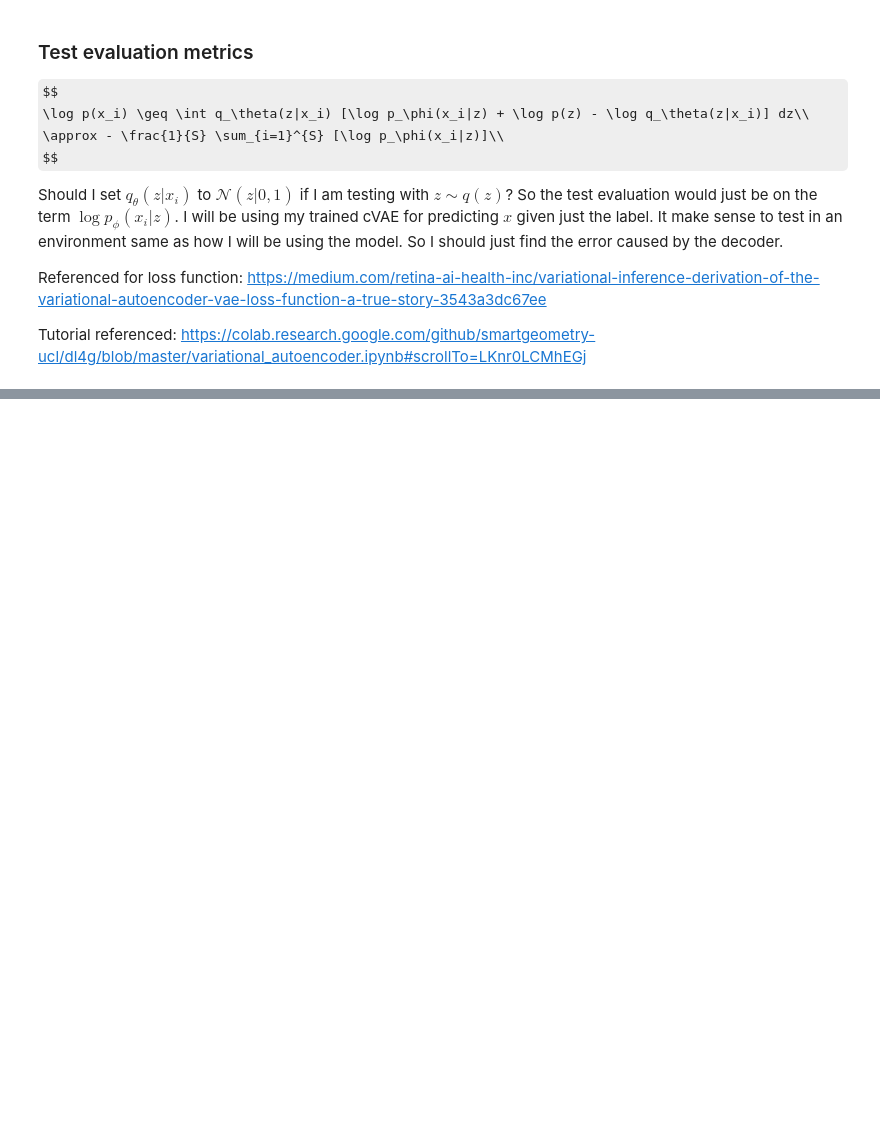
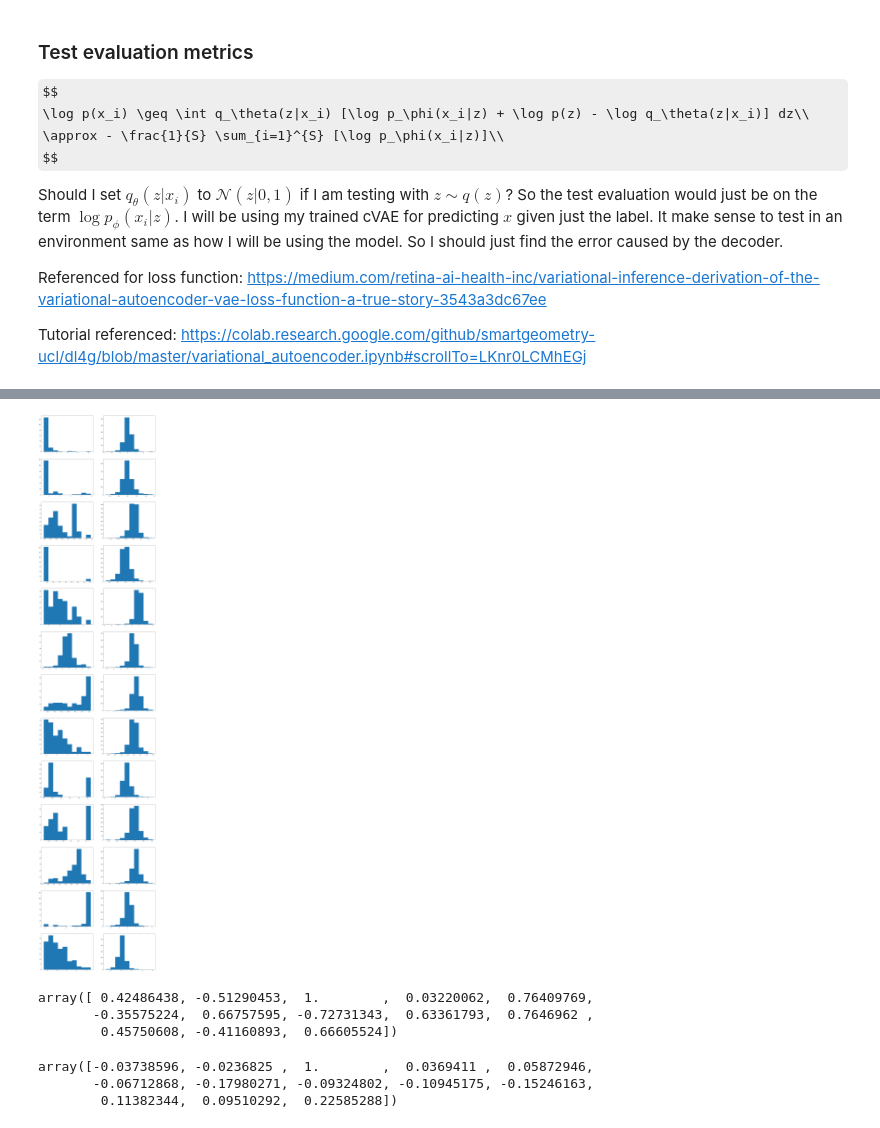
Before and after one commit to sunyunlee/cgan-cvae-tut, a Jupyter notebook: cVAE/cvae.ipynb, the cells around one changed output, grey strips where cells are left out. Cells and saved outputs as stored; diff of their text form; code cells hidden in the pictures; some formulas as TeX source; blank space fills up the shorter version.

```diff
--- a/cVAE/cvae.ipynb
+++ b/cVAE/cvae.ipynb
@@ -262,3 +333,25 @@ Test error: 14.934307
+# %%
+x_test = X_test.numpy()
+x_samples = x_samples.detach().numpy()
+figs, axs = plt.subplots(x_samples.shape[1], 2, figsize=(20, 100))
+for i in range(x_samples.shape[1]):
+    axs[i, 0].hist(x_test[:,i])
+    axs[i, 1].hist(x_samples[:,i])
+plt.show()
+# %% [output]
+[figure, added]
+# %%
+np.corrcoef(x_test, rowvar=False)[2]
+# %% [output]
+array([ 0.42486438, -0.51290453,  1.        ,  0.03220062,  0.76409769,
+       -0.35575224,  0.66757595, -0.72731343,  0.63361793,  0.7646962 ,
+        0.45750608, -0.41160893,  0.66605524])
+# %%
+np.corrcoef(x_samples, rowvar=False)[2]
+# %% [output]
+array([-0.03738596, -0.0236825 ,  1.        ,  0.0369411 ,  0.05872946,
+       -0.06712868, -0.17980271, -0.09324802, -0.10945175, -0.15246163,
+        0.11382344,  0.09510292,  0.22585288])
 # %%
 eps = torch.randn_like(std_x)
 x_samples = mu_x + eps * torch.exp(std_x)
```
Also changed, not shown: parts of 23 cells of this notebook, 1 other file.
